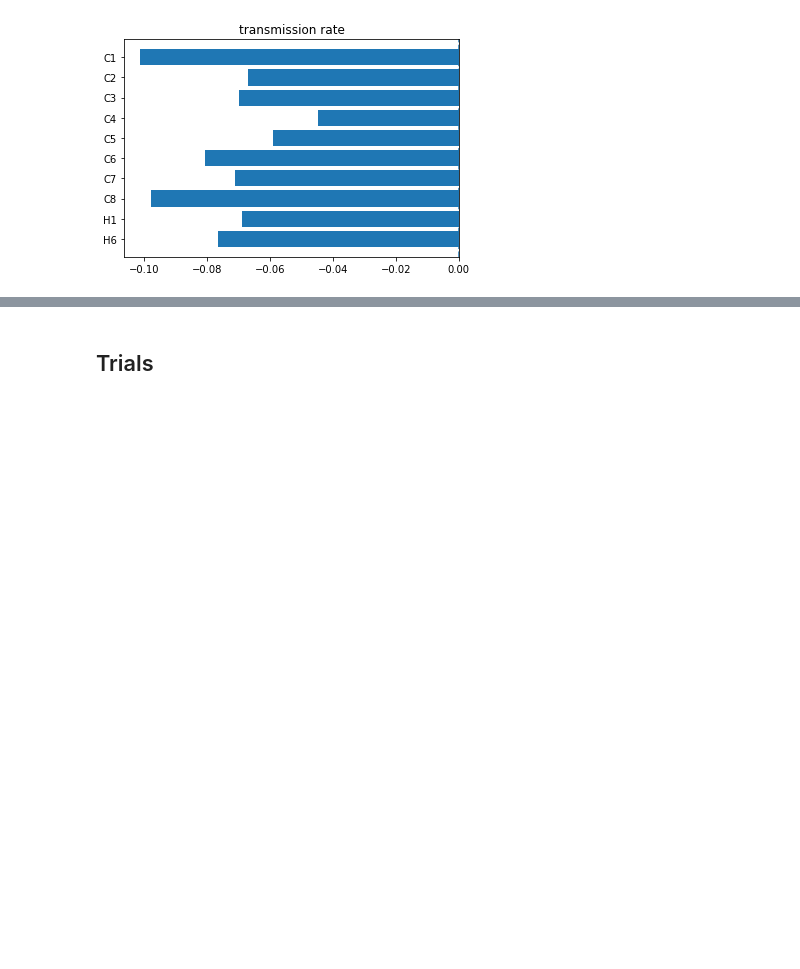
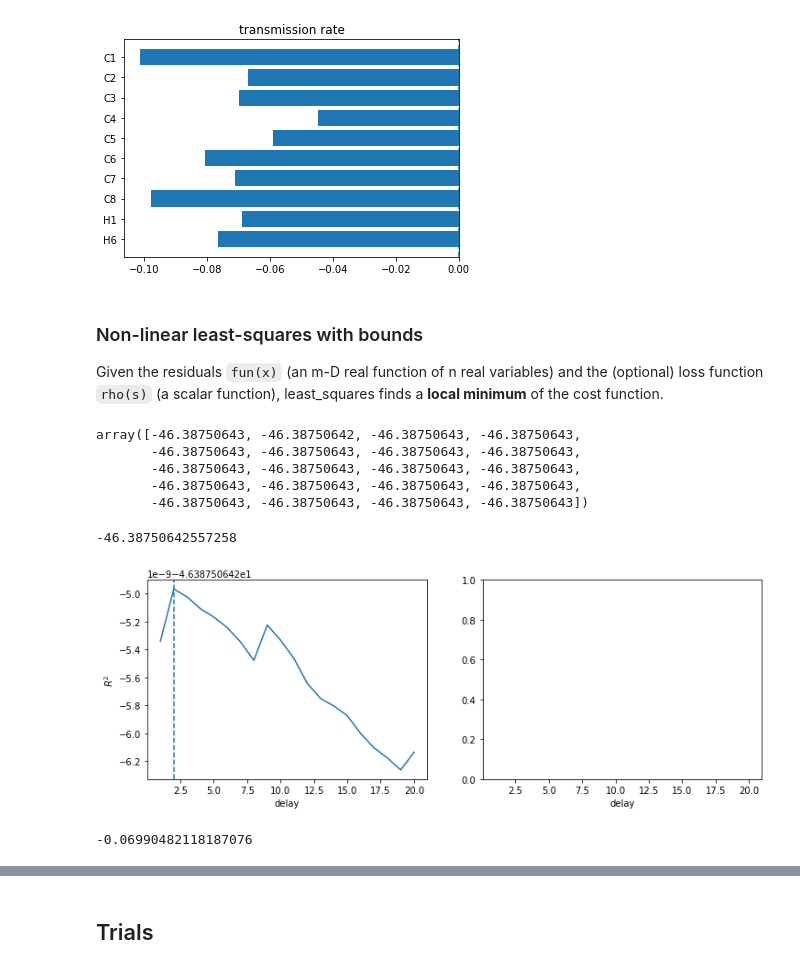
Before and after one commit to alexmadrinanfdez/covid-policy-analysis, a Jupyter notebook: linear-analysis.ipynb, the cells around one changed output, grey strips where cells are left out. Drawn from its saved outputs; the diff is of its cells as text; code cells hidden in the pictures; blank space fills up the shorter version.

Commit message:
spicy bounds on non-linear ls

```diff
--- a/linear-analysis.ipynb
+++ b/linear-analysis.ipynb
@@ -1647,3 +1647,58 @@ plt.title('transmission rate')
 plt.show()
 # %% [output]
 [figure]
+# %% [markdown]
+### Non-linear least-squares with bounds
+
+Given the residuals `fun(x)` (an m-D real function of n real variables) and the (optional) loss function `rho(s)` (a scalar function), least_squares finds a **local minimum** of the cost function.
+# %%
+x0 = [0] * len(chx_str) # policies
+x0.append(0)            # previous value
+# computes the vector of residuals
+def fun(x, A, y):
+  return A @ x - y
+# %%
+y_df = beta
+cv_arr = []
+grid = range(1, 21) # delay
+for cc in cc_dict:
+  cv_cc = []
+  for par in grid:
+    X_raw, y_raw = data_from(cc, t_init, t_end, tr=None, t_d=par, y=y_df)
+    X, y = preprocess(X_raw, y_raw)
+    kf = KFold(shuffle=True, random_state=rs)
+    cv_kf = []
+    for train_idx, test_idx in kf.split(X):
+      # to do: use the last output of the function (success flag)
+      # if(success == False): raise Exception
+      fit = least_squares(
+          fun, x0, bounds=bounds, args=(X.iloc[train_idx], y[train_idx])
+      )['x']
+      kf_score = r2_score(y[test_idx], X.iloc[test_idx] @ fit)
+      cv_kf.append(kf_score)
+      score = np.asarray(cv_kf).mean()
+    cv_cc.append(score)
+  cv_arr.append(cv_cc)
+cv_arr = np.asarray(cv_arr).mean(axis=0) # country axis
+cv_arr
+# %% [output]
+array([-46.38750643, -46.38750642, -46.38750643, -46.38750643,
+       -46.38750643, -46.38750643, -46.38750643, -46.38750643,
+       -46.38750643, -46.38750643, -46.38750643, -46.38750643,
+       -46.38750643, -46.38750643, -46.38750643, -46.38750643,
+       -46.38750643, -46.38750643, -46.38750643, -46.38750643])
+# %%
+cv_arr.mean()
+# %% [output]
+-46.38750642557258
+# %%
+fig, axs = plt.subplots(ncols=2, figsize=(12, 4))
+axs[0].plot(grid, cv_arr)
+axs[0].axvline(grid[cv_arr.argmax()], ls='--')
+axs[0].set_xlabel('delay')
+axs[0].set_ylabel('$R^2$')
+axs[1].plot(grid, cv_arr, scaley=False)
+axs[1].set_xlabel('delay')
+plt.show()
+# %% [output]
+[figure, added]
@@ -1649,0 +1757,4 @@ plt.show()
+# %%
+np.asarray(r_sq).mean()
+# %% [output]
+-0.06990482118187076
```
Also changed, not shown: parts of 9 cells of this notebook.
